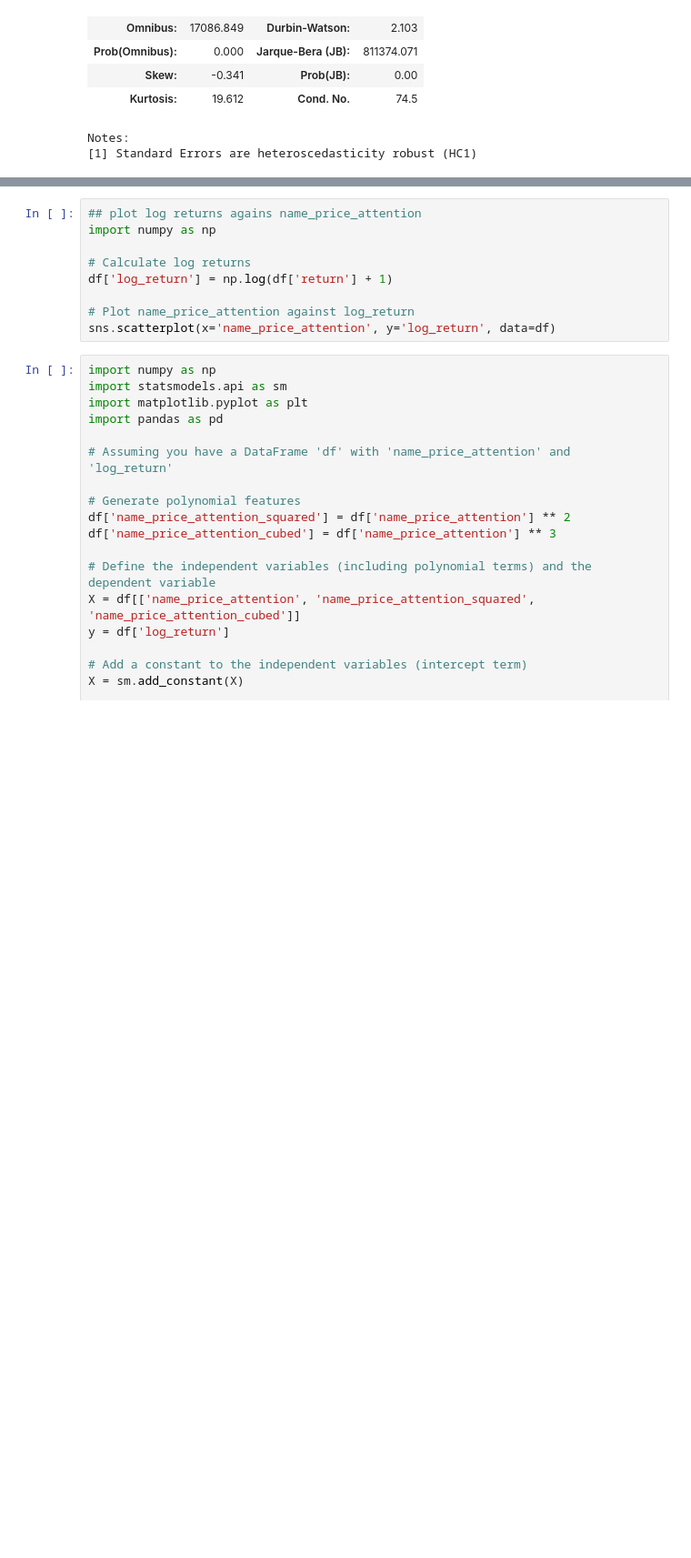
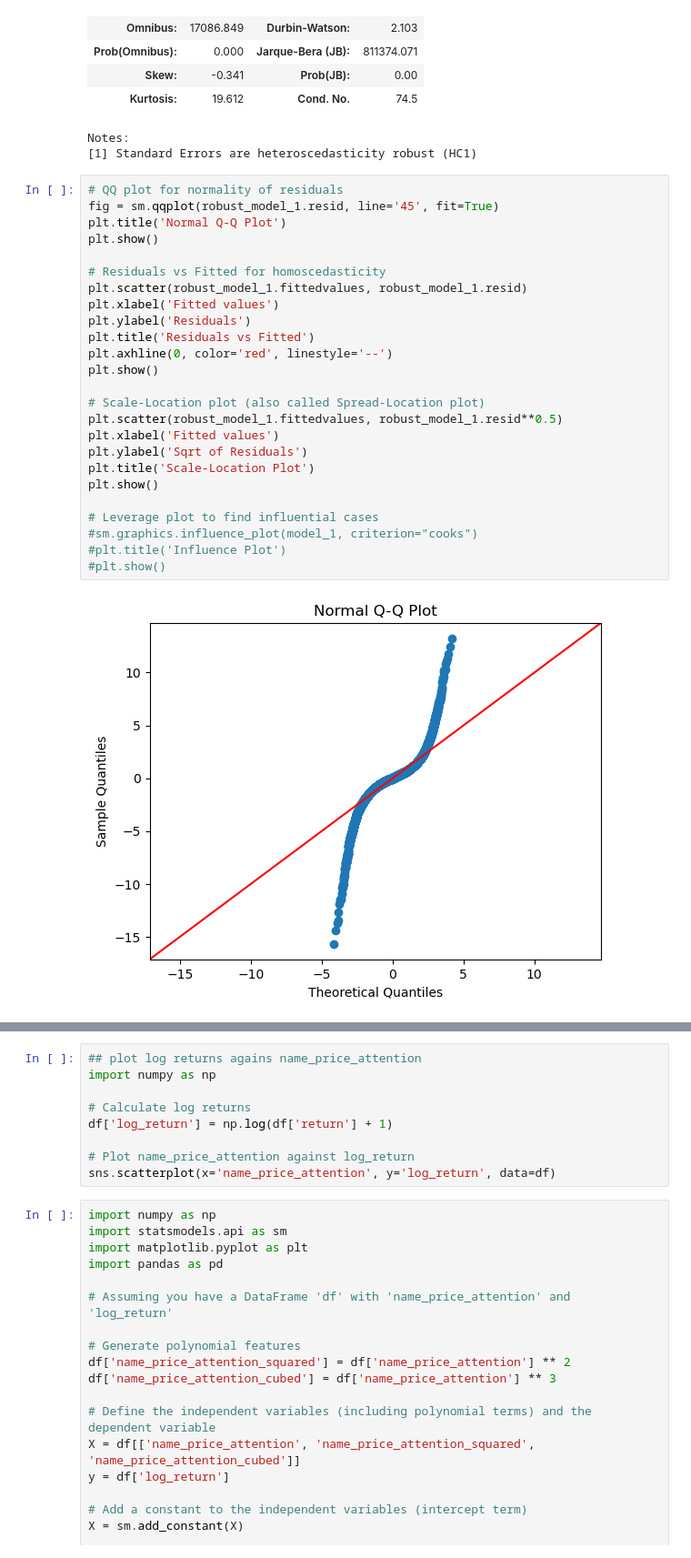
Before and after one commit to senaruetschlin/Investor_Attention, a Jupyter notebook: Robust_regression_file_alex_scaled_clean.ipynb, the cells around one changed output, grey strips where cells are left out. Shown: that part at 91% size. Cells and saved outputs as stored; diff of their text form; blank space fills up the shorter version.

```diff
--- a/Robust_regression_file_alex_scaled_clean.ipynb
+++ b/Robust_regression_file_alex_scaled_clean.ipynb
@@ -414,3 +415,30 @@ OLS Regression Results
 | Kurtosis: | 19.612 | Cond. No. | 74.5 |
 Notes:
 [1] Standard Errors are heteroscedasticity robust (HC1)
+# %%
+# QQ plot for normality of residuals
+fig = sm.qqplot(robust_model_1.resid, line='45', fit=True)
+plt.title('Normal Q-Q Plot')
+plt.show()
+
+# Residuals vs Fitted for homoscedasticity
+plt.scatter(robust_model_1.fittedvalues, robust_model_1.resid)
+plt.xlabel('Fitted values')
+plt.ylabel('Residuals')
+plt.title('Residuals vs Fitted')
+plt.axhline(0, color='red', linestyle='--')
+plt.show()
+
+# Scale-Location plot (also called Spread-Location plot)
+plt.scatter(robust_model_1.fittedvalues, robust_model_1.resid**0.5)
+plt.xlabel('Fitted values')
+plt.ylabel('Sqrt of Residuals')
+plt.title('Scale-Location Plot')
+plt.show()
+
+# Leverage plot to find influential cases
+#sm.graphics.influence_plot(model_1, criterion="cooks")
+#plt.title('Influence Plot')
+#plt.show()
+# %% [output]
+[figure, added]
```
Also changed, not shown: parts of 3 cells of this notebook.
